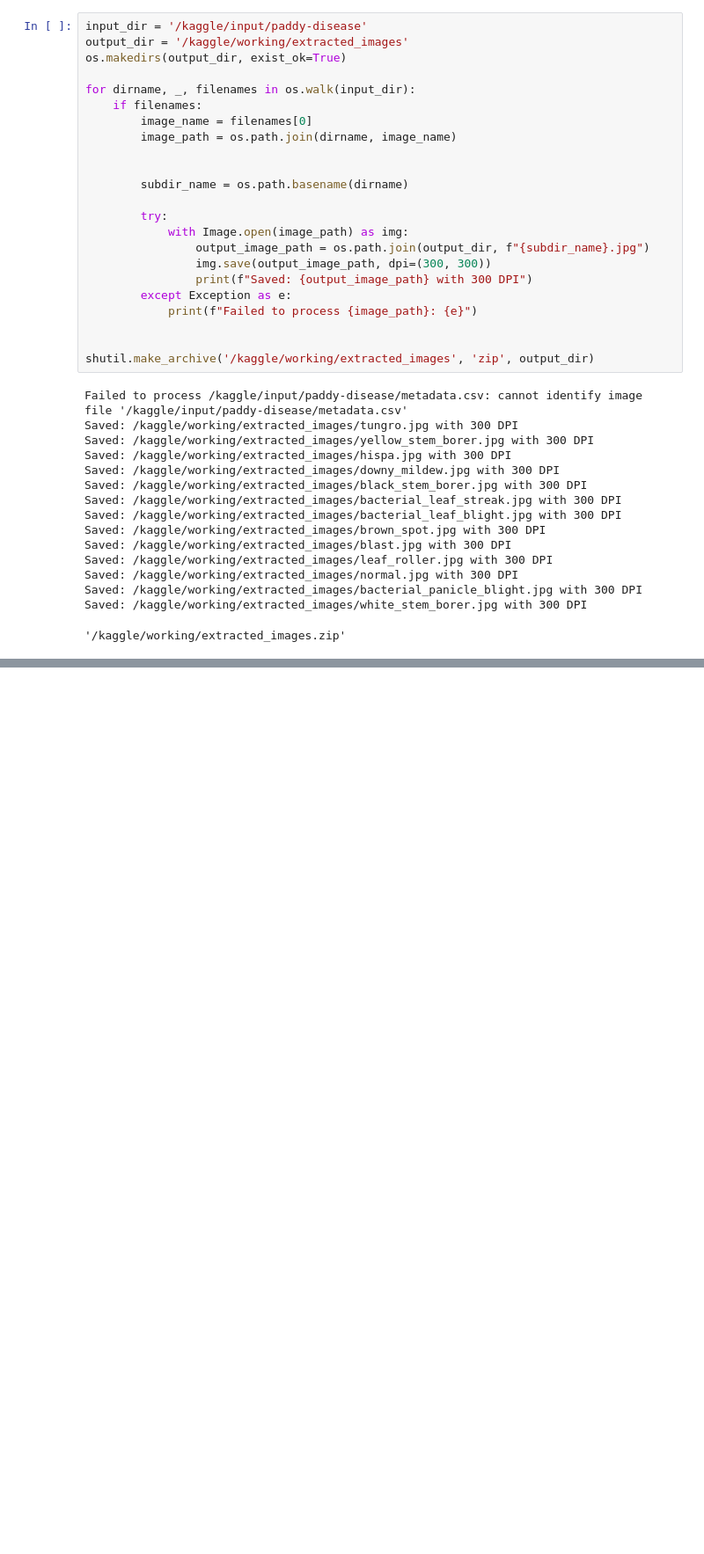
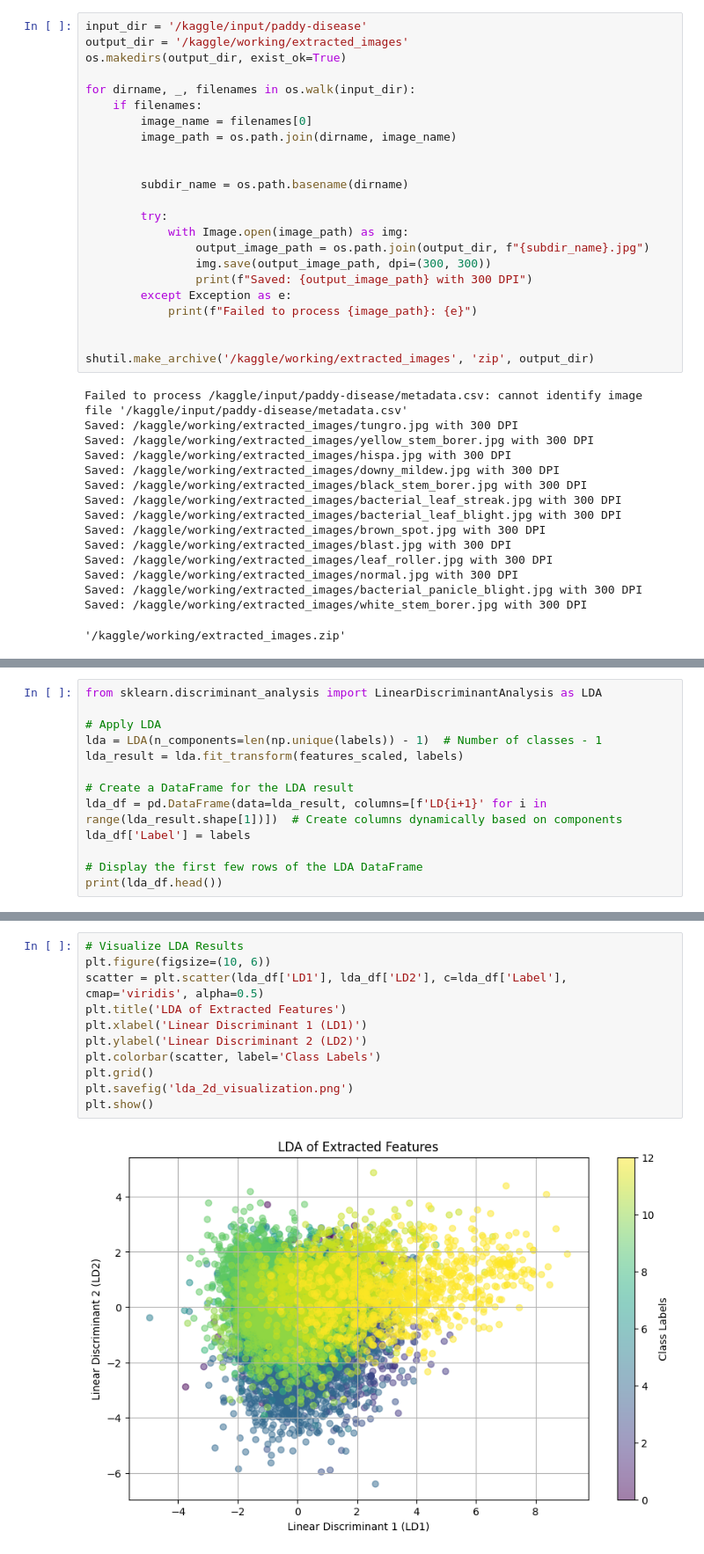
Before and after one commit to Yashmaini30/paddy-leaf-disease-detection, a Jupyter notebook: paddy_disease_detection.ipynb, the cells around one changed output, grey strips where cells are left out. Shown at 88% size. Drawn from its saved outputs; the diff is of its cells as text; blank space fills up the shorter version.

```diff
--- a/paddy_disease_detection.ipynb
+++ b/paddy_disease_detection.ipynb
@@ -158,0 +422,13 @@ All files and folders in '/kaggle/working/' have been deleted.
+# %%
+from sklearn.discriminant_analysis import LinearDiscriminantAnalysis as LDA
+
+# Apply LDA
+lda = LDA(n_components=len(np.unique(labels)) - 1)  # Number of classes - 1
+lda_result = lda.fit_transform(features_scaled, labels)
+
+# Create a DataFrame for the LDA result
+lda_df = pd.DataFrame(data=lda_result, columns=[f'LD{i+1}' for i in range(lda_result.shape[1])])  # Create columns dynamically based on components
+lda_df['Label'] = labels
+
+# Display the first few rows of the LDA DataFrame
+print(lda_df.head())
@@ -158,0 +449,13 @@ All files and folders in '/kaggle/working/' have been deleted.
+# %%
+# Visualize LDA Results
+plt.figure(figsize=(10, 6))
+scatter = plt.scatter(lda_df['LD1'], lda_df['LD2'], c=lda_df['Label'], cmap='viridis', alpha=0.5)
+plt.title('LDA of Extracted Features')
+plt.xlabel('Linear Discriminant 1 (LD1)')
+plt.ylabel('Linear Discriminant 2 (LD2)')
+plt.colorbar(scatter, label='Class Labels')
+plt.grid()
+plt.savefig('lda_2d_visualization.png')
+plt.show()
+# %% [output]
+[figure, added]
```
Also changed, not shown: parts of 13 cells of this notebook.
